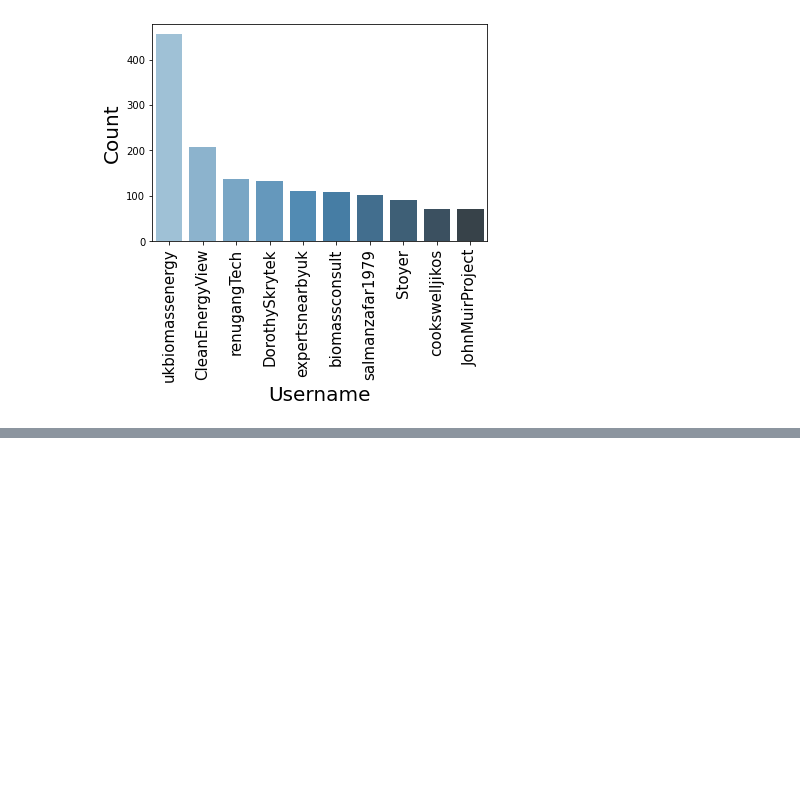
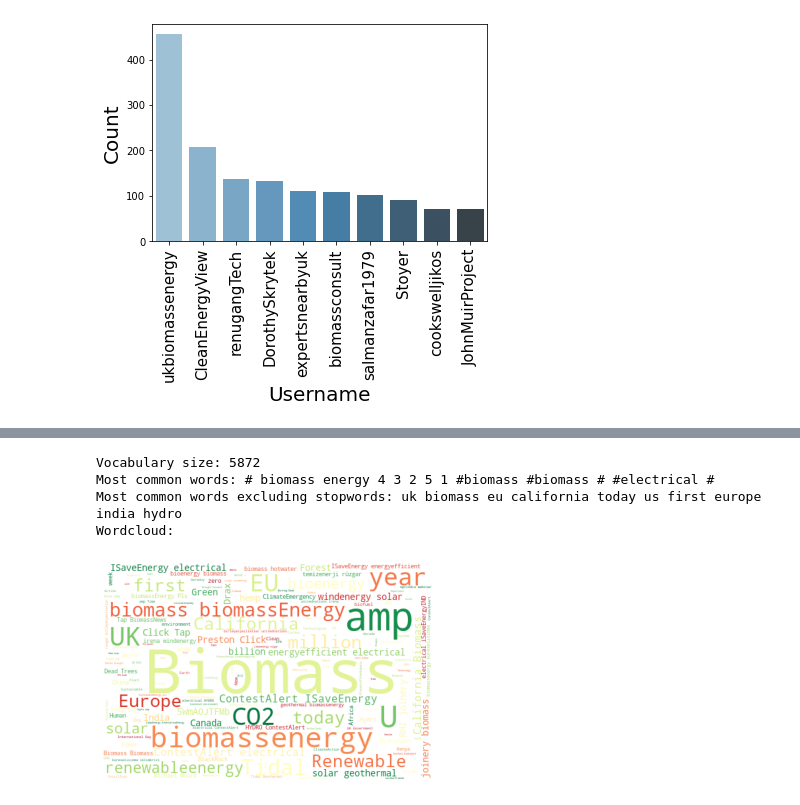
Before and after one commit to Ladan-n/Clean-Energy-Tweets-Analysis, a Jupyter notebook: tweets_analysis_biomass.ipynb, the cells around one changed output, grey strips where cells are left out. Cells and saved outputs as stored; diff of their text form; code cells hidden in the pictures; blank space fills up the shorter version.

```diff
--- a/tweets_analysis_biomass.ipynb
+++ b/tweets_analysis_biomass.ipynb
@@ -245,0 +238,12 @@ len(gpe_names)
+# %%
+name_entity_list = []
+for i in range (len(name_entname_list)):
+    name_entity_list.append(name_entname_list[i][0])
+# %%
+corpus_info(name_entity_list)
+# %% [output]
+Vocabulary size: 5872
+Most common words: # biomass energy 4 3 2 5 1 #biomass #biomass # #electrical #
+Most common words excluding stopwords: uk biomass eu california today us first europe india hydro
+Wordcloud:
+[figure, added]
```
Also changed, not shown: parts of 7 cells of this notebook.
